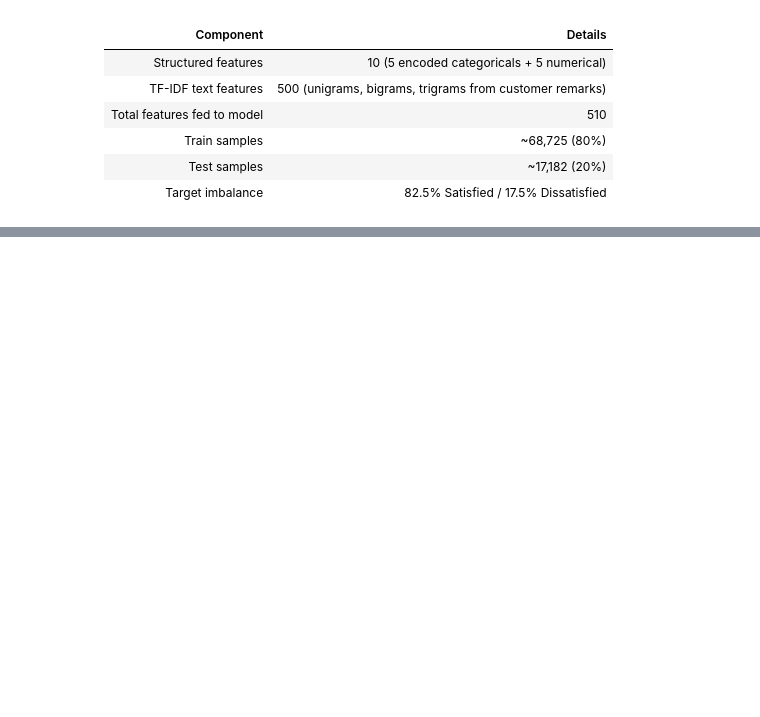
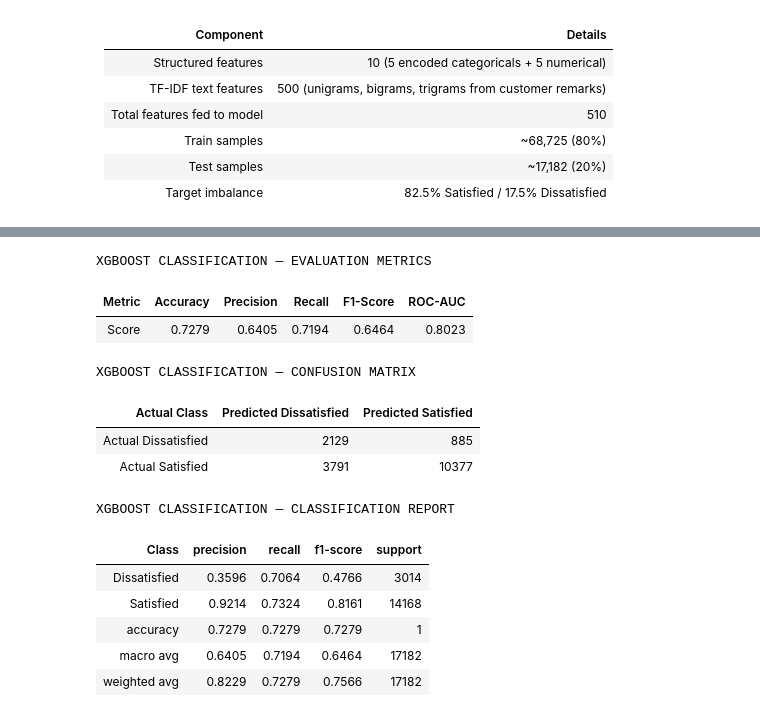
Before and after one commit to Mohit-1307/Flipkart-CSAT-Prediction, a Jupyter notebook: flipkart_csat_prediction.ipynb, the cells around one changed output, grey strips where cells are left out. Drawn from its saved outputs; the diff is of its cells as text; code cells hidden in the pictures; blank space fills up the shorter version.

```diff
--- a/flipkart_CSAT_prediction.ipynb
+++ b/flipkart_csat_prediction.ipynb
@@ -3831,0 +2316,72 @@ Key findings:
+# %%
+# Train XGBoost
+scale_pos_w = float((y_train == 0).sum()) / float((y_train == 1).sum())
+
+xgb_model = XGBClassifier(n_estimators = 300, learning_rate = 0.05, max_depth = 6, scale_pos_weight = scale_pos_w, random_state = 42, eval_metric = 'logloss', tree_method = 'hist', n_jobs = -1)
+
+xgb_model.fit(X_train, y_train, eval_set = [(X_test, y_test)], verbose = False)
+
+y_pred_xgb = xgb_model.predict(X_test)
+
+y_prob_xgb  = xgb_model.predict_proba(X_test)[:, 1]
+
+acc_xgb = accuracy_score(y_test, y_pred_xgb)
+
+prec_xgb = precision_score(y_test, y_pred_xgb, average = 'macro')
+
+rec_xgb = recall_score(y_test, y_pred_xgb, average = 'macro')
+
+f1_xgb = f1_score(y_test, y_pred_xgb, average = 'macro')
+
+auc_xgb = roc_auc_score(y_test, y_prob_xgb)
+
+metrics_df = pd.DataFrame([['Score', f'{acc_xgb:.4f}', f'{prec_xgb:.4f}', f'{rec_xgb:.4f}', f'{f1_xgb:.4f}', f'{auc_xgb:.4f}']], columns = ['Metric', 'Accuracy', 'Precision', 'Recall', 'F1-Score', 'ROC-AUC'])
+
+table_style = [
+
+    {'selector': 'caption', 'props': [('font-size', '16px'), ('font-weight', 'bold'), ('text-align', 'center')]},
+
+    {'selector': 'table', 'props': [('border-collapse', 'collapse')]}, {'selector': 'th', 'props': [('border', '1px solid white'), ('padding', '8px')]},
+
+    {'selector': 'td', 'props': [('border', '1px solid white'), ('padding', '8px')]}
+
+]
+
+print()
+
+display(metrics_df.style.hide(axis = 'index').set_caption("XGBOOST CLASSIFICATION — EVALUATION METRICS").set_table_styles(table_style))
+
+cm_df = pd.DataFrame(confusion_matrix(y_test, y_pred_xgb), index = ['Actual Dissatisfied', 'Actual Satisfied'], columns = ['Predicted Dissatisfied', 'Predicted Satisfied'])
+
+cm_df.reset_index(inplace = True)
+
+cm_df.rename(columns = {'index': 'Actual Class'}, inplace = True)
+
+print()
+
+display(cm_df.style.hide(axis='index').format({'Predicted Dissatisfied': '{:.0f}', 'Predicted Satisfied': '{:.0f}'}).set_caption("XGBOOST CLASSIFICATION — CONFUSION MATRIX").set_table_styles(table_style))
+
+report_df = pd.DataFrame(classification_report(y_test, y_pred_xgb, target_names = ['Dissatisfied', 'Satisfied'], output_dict = True)).transpose()
+
+report_df.reset_index(inplace = True)
+
+report_df.rename(columns = {'index': 'Class'}, inplace = True)
+
+print()
+
+display(report_df.style.hide(axis ='index').format({'precision': '{:.4f}', 'recall': '{:.4f}', 'f1-score': '{:.4f}', 'support': '{:.0f}'}).set_caption("XGBOOST CLASSIFICATION — CLASSIFICATION REPORT").set_table_styles(table_style))
+# %% [output]
+XGBOOST CLASSIFICATION — EVALUATION METRICS
+| Metric | Accuracy | Precision | Recall | F1-Score | ROC-AUC |
+| Score | 0.7279 | 0.6405 | 0.7194 | 0.6464 | 0.8023 |
+XGBOOST CLASSIFICATION — CONFUSION MATRIX
+| Actual Class | Predicted Dissatisfied | Predicted Satisfied |
+| Actual Dissatisfied | 2129 | 885 |
+| Actual Satisfied | 3791 | 10377 |
+XGBOOST CLASSIFICATION — CLASSIFICATION REPORT
+| Class | precision | recall | f1-score | support |
+| Dissatisfied | 0.3596 | 0.7064 | 0.4766 | 3014 |
+| Satisfied | 0.9214 | 0.7324 | 0.8161 | 14168 |
+| accuracy | 0.7279 | 0.7279 | 0.7279 | 1 |
+| macro avg | 0.6405 | 0.7194 | 0.6464 | 17182 |
+| weighted avg | 0.8229 | 0.7279 | 0.7566 | 17182 |
```
Also changed, not shown: parts of 751 cells of this notebook, 36 other files.
